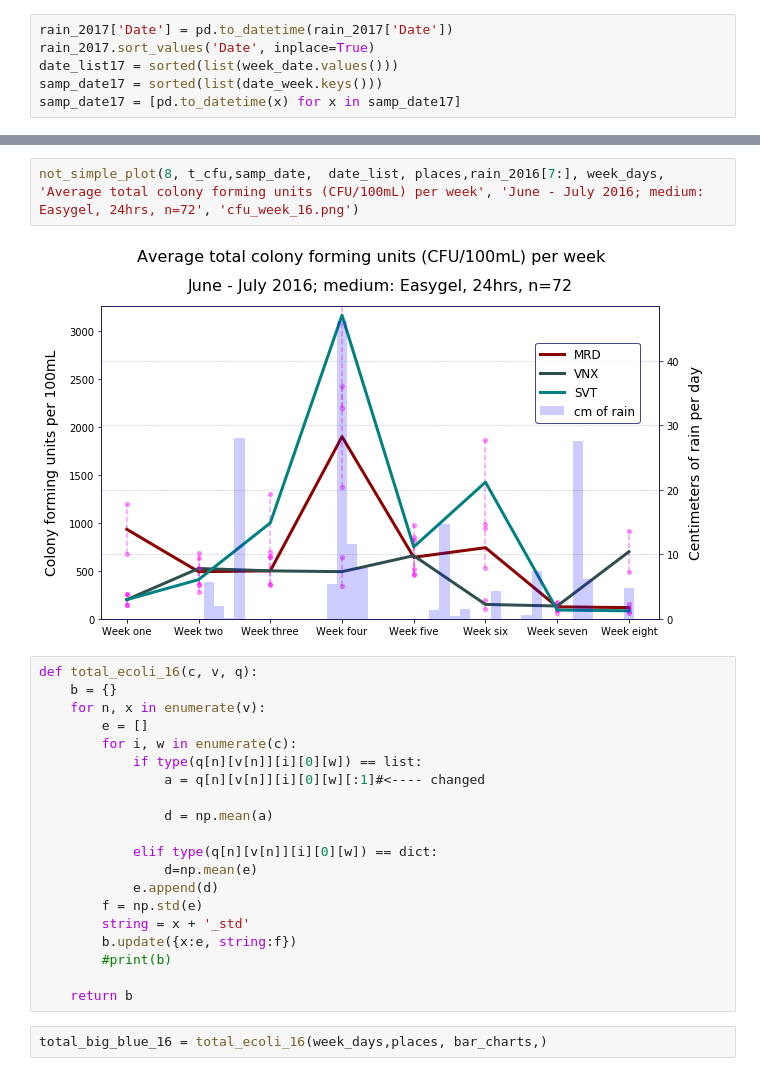
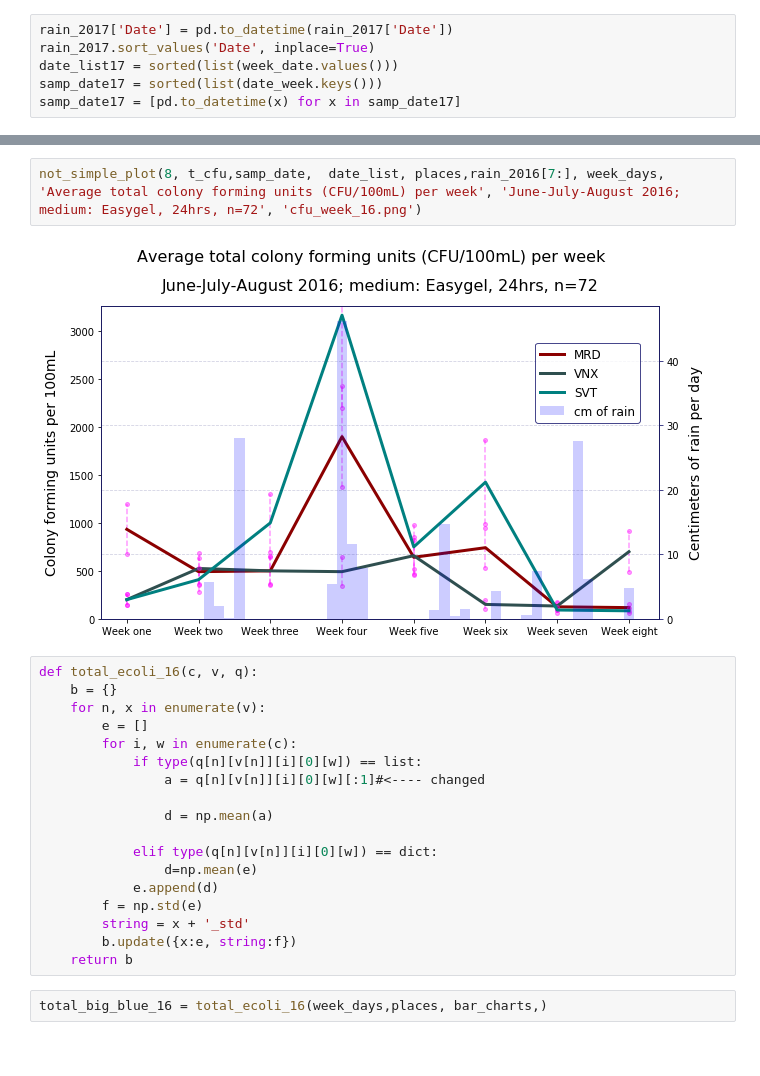
Before and after one commit to GaryHDA/notes, a Jupyter notebook: micro/Micro_24h_plots.ipynb, the cells around one changed output, grey strips where cells are left out. Saved outputs shown, nothing was run; the diff lists cells and outputs as text.

```diff
--- a/micro/Micro_24h_plots.ipynb
+++ b/micro/Micro_24h_plots.ipynb
@@ -407,7 +344,7 @@ not_simple_plot(8, t_cfu17,samp_date17,  date_list17, places,rain_2017[7:], week
 # %%
-not_simple_plot(8, t_cfu,samp_date,  date_list, places,rain_2016[7:], week_days, 'Average total colony forming units (CFU/100mL) per week', 'June - July 2016; medium: Easygel, 24hrs, n=72', 'cfu_week_16.png')
+not_simple_plot(8, t_cfu,samp_date,  date_list, places,rain_2016[7:], week_days, 'Average total colony forming units (CFU/100mL) per week', 'June-July-August 2016; medium: Easygel, 24hrs, n=72', 'cfu_week_16.png')
 # %% [output]
-[figure, old version]
+[figure, new version]
 # %%
 def total_ecoli_16(c, v, q):
     b = {}
@@ -425,8 +362,6 @@ def total_ecoli_16(c, v, q):
         f = np.std(e)
         string = x + '_std'
         b.update({x:e, string:f})
-        #print(b)
-
     return b
 # %%
 total_big_blue_16 = total_ecoli_16(week_days,places, bar_charts,)
```
Also changed, not shown: parts of 14 cells of this notebook, 24 other files.
